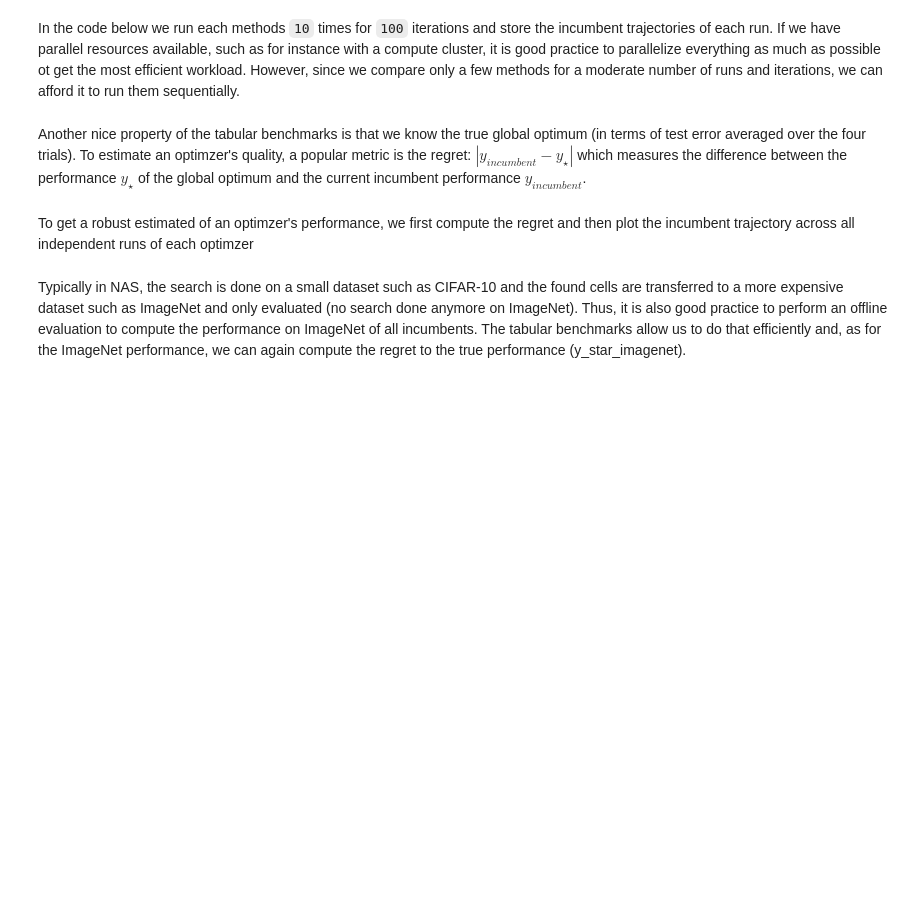
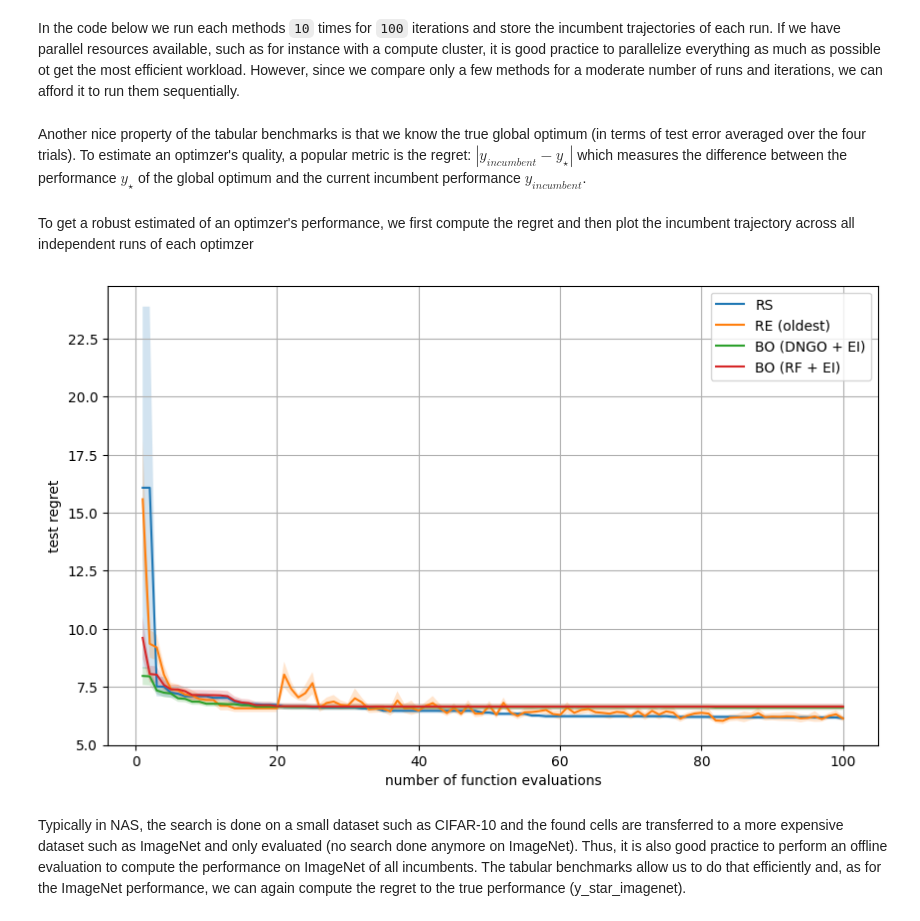
Before and after one commit to abwerby/DeepLearningLab, a Jupyter notebook: autoML/automl_1.ipynb, the cells around one changed output. Saved outputs shown, nothing was run; the diff lists cells and outputs as text; code cells hidden in the pictures; blank space fills up the shorter version.

```diff
--- a/autoML/automl_1.ipynb
+++ b/autoML/automl_1.ipynb
@@ -480,7 +480,26 @@ incumbent_error = np.zeros((n_methods, n_runs, n_iters))
 incumbent = [[0 for y in range(n_runs)] for x in range(n_methods)]
 
 # TODO: evaluate each method 'n_runs' times for 'n_iters' iterations and update 'incumbents' and 'incumbent_error'
-raise NotImplementedError
+for run in range(n_runs):
+    opt_rs = RandomSearch(benchmark=b, n_iters=n_iters, n_init=100)
+    opt_rs.run()
+    incumbent[0][run] = opt_rs.incumbent
+    incumbent_error[0][run] = opt_rs.incumbent_trajectory_error
+
+    opt_re = RegularizedEvolution(benchmark=b, n_iters=n_iters, n_init=100)
+    opt_re.run(remove_oldest=True)
+    incumbent[1][run] = opt_re.incumbent
+    incumbent_error[1][run] = opt_re.incumbent_trajectory_error
+
+    opt_bo = BayesianOptimization(benchmark=b, n_iters=n_iters, n_init=100)
+    opt_bo.run(model=DNGO, acquisition_function=ei)
+    incumbent[2][run] = opt_bo.incumbent
+    incumbent_error[2][run] = opt_bo.incumbent_trajectory_error
+
+    opt_bo = BayesianOptimization(benchmark=b, n_iters=n_iters, n_init=100)
+    opt_bo.run(model=RandomForest, acquisition_function=ei)
+    incumbent[3][run] = opt_bo.incumbent
+    incumbent_error[3][run] = opt_bo.incumbent_trajectory_error
 # %% [markdown]
 Another nice property of the tabular benchmarks is that we know the true global optimum (in terms of test error averaged over the four trials).
 To estimate an optimzer's quality, a popular metric is the regret: $|y_{incumbent} - y_{\star}|$ which measures the difference between the performance $y_{\star}$ of the global optimum and the current incumbent performance $y_{incumbent}$.
@@ -491,17 +510,26 @@ To get a robust estimated of an optimzer's performance, we first compute the reg
 # %%
 # TODO: compute the mean and standard of the incumbent_error over all runs
 # https://en.wikipedia.org/wiki/Standard_error
-mean_incumbent_error = ...
-incumbent_se = ...
+mean_incumbent_error = np.mean(incumbent_error, axis=1)
+incumbent_se = np.std(incumbent_error, axis=1) / np.sqrt(n_runs)
 
 x = np.arange(1, mean_incumbent_error.shape[1] + 1) # n_iters
 # TODO: plot mean regret for every method together with the standard error (use pyplot.fill_between)
-raise NotImplementedError
-
+plt.figure(figsize=(10, 6))
+plt.plot(x, mean_incumbent_error[0], label='RS')
+plt.fill_between(x, mean_incumbent_error[0] - incumbent_se[0], mean_incumbent_error[0] + incumbent_se[0], alpha=0.2)
+plt.plot(x, mean_incumbent_error[1], label='RE (oldest)')
+plt.fill_between(x, mean_incumbent_error[1] - incumbent_se[1], mean_incumbent_error[1] + incumbent_se[1], alpha=0.2)
+plt.plot(x, mean_incumbent_error[2], label='BO (DNGO + EI)')
+plt.fill_between(x, mean_incumbent_error[2] - incumbent_se[2], mean_incumbent_error[2] + incumbent_se[2], alpha=0.2)
+plt.plot(x, mean_incumbent_error[3], label='BO (RF + EI)')
+plt.fill_between(x, mean_incumbent_error[3] - incumbent_se[3], mean_incumbent_error[3] + incumbent_se[3], alpha=0.2)
 plt.ylabel("test regret")
 plt.xlabel("number of function evaluations")
 plt.legend()
 plt.grid()
+# %% [output]
+[figure, added]
 # %% [markdown]
 Typically in NAS, the search is done on a small dataset such as CIFAR-10 and the found cells are transferred to a more expensive dataset such as ImageNet and only evaluated (no search done anymore on ImageNet). Thus, it is also good practice to perform an offline evaluation to compute the performance on ImageNet of all incumbents.
 The tabular benchmarks allow us to do that efficiently and, as for the ImageNet performance, we can again compute the regret to the true performance (y_star_imagenet).
```
Also changed, not shown: parts of 3 cells of this notebook.
